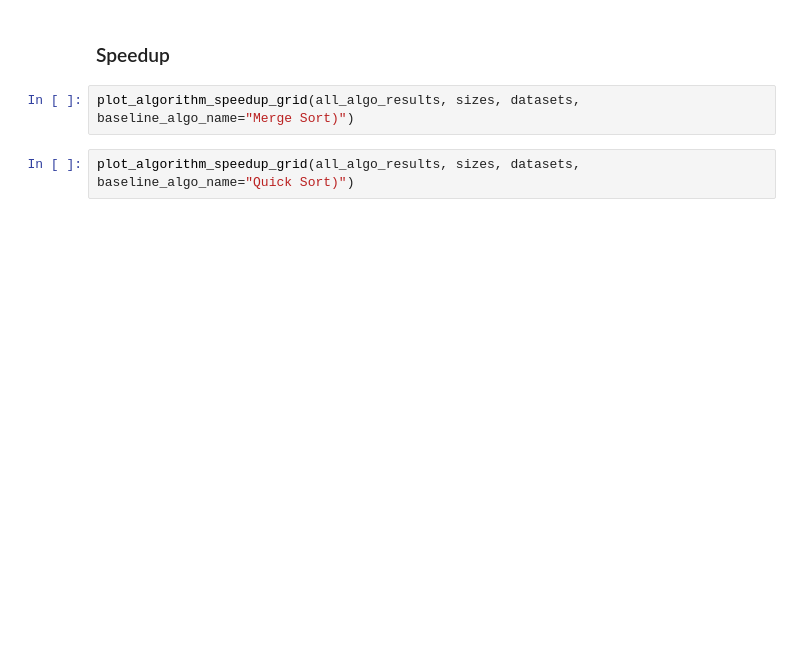
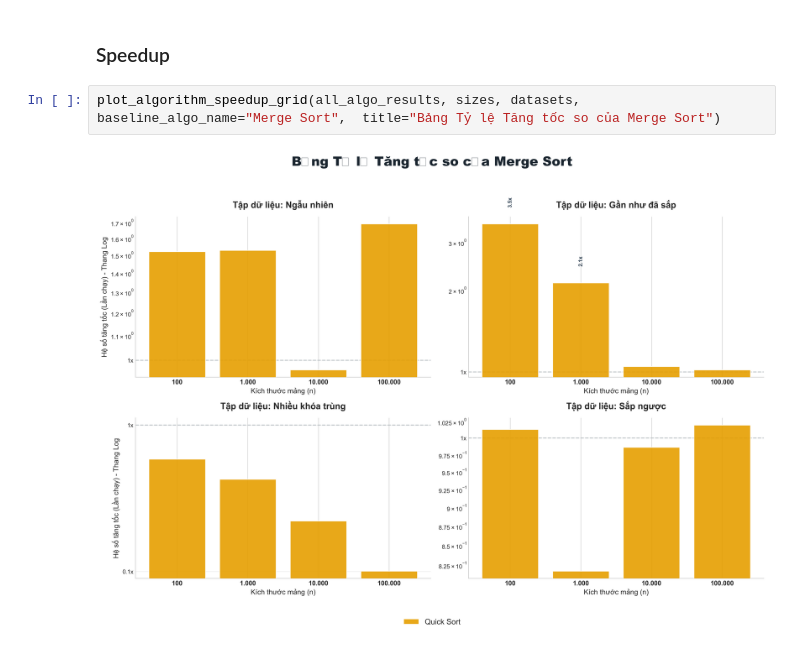
Before and after one commit to cyhapun/sorting-algorithms-benchmark, a Jupyter notebook: src/logarit_algorithm.ipynb, the cells around one changed output. Saved outputs shown, nothing was run; the diff lists cells and outputs as text; blank space fills up the shorter version.

```diff
--- a/src/logarit_algorithm.ipynb
+++ b/src/logarit_algorithm.ipynb
@@ -235,6 +307,6 @@ plot_danger_zone_heatmap(all_algo_results, 3, sizes, datasets)
 # %% [markdown]
 ### Speedup
 # %%
-plot_algorithm_speedup_grid(all_algo_results, sizes, datasets, baseline_algo_name="Merge Sort)")
+plot_algorithm_speedup_grid(all_algo_results, sizes, datasets, baseline_algo_name="Merge Sort",  title="Bảng Tỷ lệ Tăng tốc so của Merge Sort")
+# %% [output]
+[figure, added]
-# %%
-plot_algorithm_speedup_grid(all_algo_results, sizes, datasets, baseline_algo_name="Quick Sort)")
```
Also changed, not shown: parts of 8 cells of this notebook, 3 other files.
